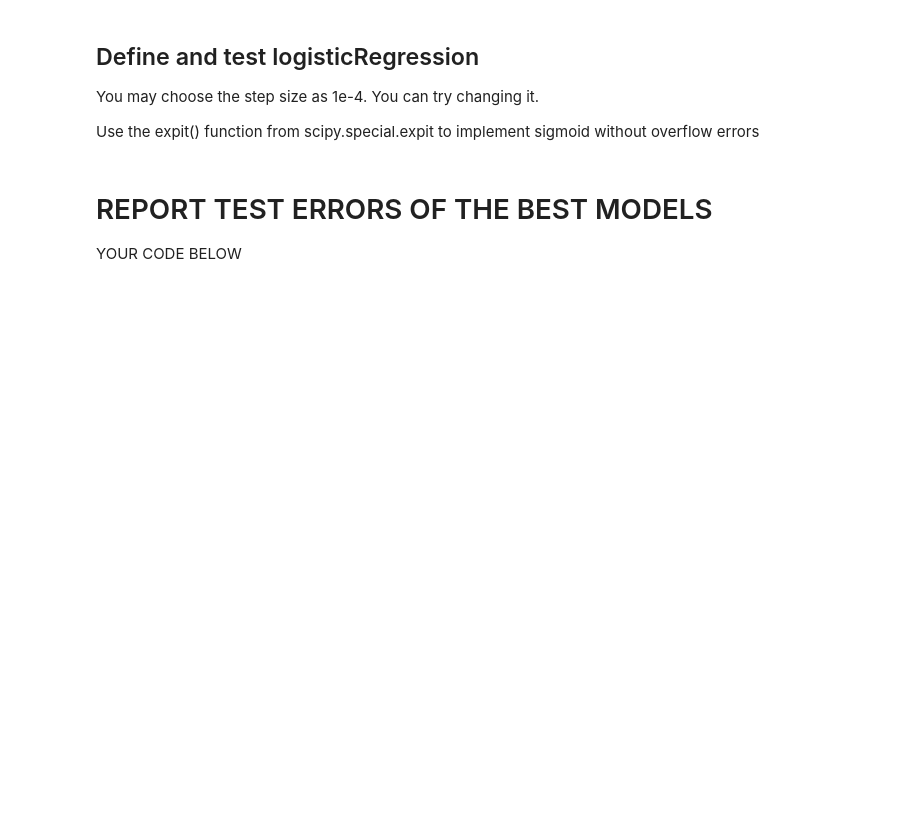
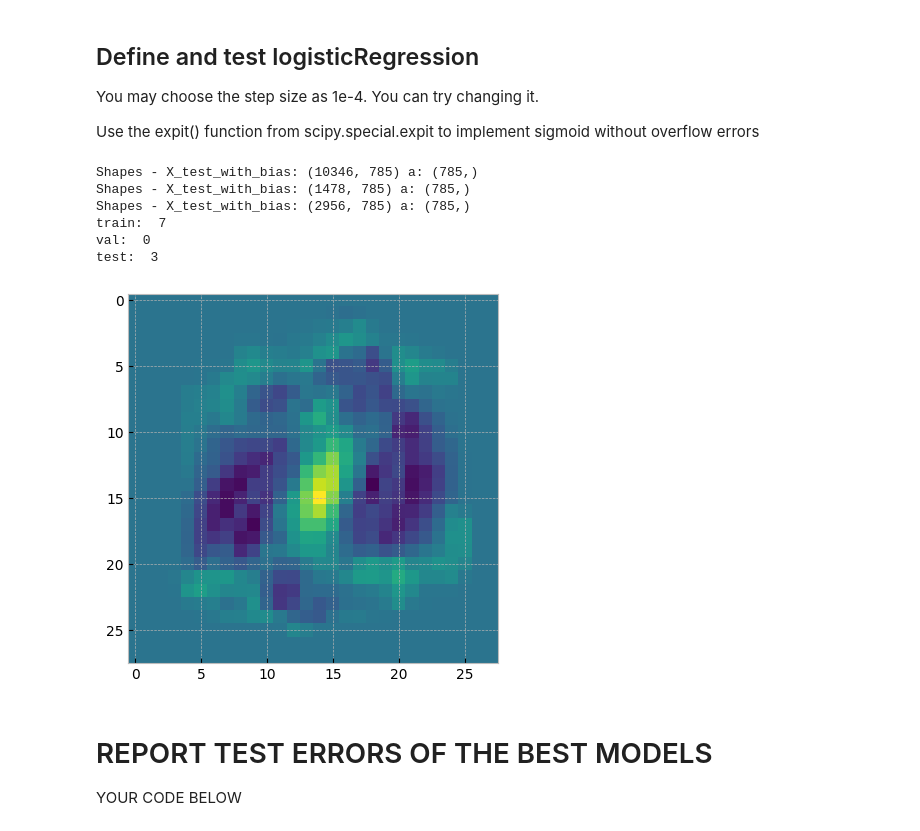
Before and after one commit to JayIke/machine-learning, a Jupyter notebook: MNIST_Classification/Project.ipynb, the cells around one changed output. Cells and saved outputs as stored; diff of their text form; code cells hidden in the pictures; blank space fills up the shorter version.

Commit message:
Linear Regression cmplt, need regularization imp

```diff
--- a/MNIST_Classification/Project.ipynb
+++ b/MNIST_Classification/Project.ipynb
@@ -133,20 +319,47 @@ You may choose the step size as 1e-4. You can try changing it.
 Use the expit() function from scipy.special.expit to implement sigmoid without overflow errors
 # %%
 def logisticRegression(Xtrain,ytrain,iterations=100,step_size=1e-4,verbose=False):
+    LogisticRegression.epochs=iterations
+    LogisticRegression.learning_rate=step_size
+    LogisticRegression.logging=verbose
+    logistic_regression.fit(Xtrain, ytrain)  # type: ignore
+    for epoch in range(iterations):
+        prediction = logistic_regression.sigmoid(Xtrain.dot(logistic_regression.weights) + logistic_regression.bias)
+        difference = prediction - ytrain  # type: ignore
 
-    a = 0.01*np.random.randn(Nfeatures+1,1)
+        d_weights = Xtrain.T.dot(difference) / Nsamples
+        d_bias = difference.sum() / Nsamples
+
+        logistic_regression.weights -= logistic_regression.learning_rate * d_weights
+        logistic_regression.bias -= logistic_regression.learning_rate * d_bias
+        return logistic_regression.weights
+
+
     print("Complete your code")
 
-    return a
+
     #YOUR CODE HERE
 
 #------SIMPLE TESTING ON THE TRAINING DATA ITSELF --------------
 a = logisticRegression(X_train,y_train,iterations=500,verbose=False)
 plt.imshow(np.reshape(a[0:784],(28,28)))
+a = np.append(a,1)
 
 train = testLinearClassifier(a,X_train,y_train)
 val = testLinearClassifier(a,X_val,y_val)
 test = testLinearClassifier(a,X_test,y_test)
+
+print('train: ', train)
+print('val: ', val)
+print('test: ', test)
+# %% [output]
+Shapes - X_test_with_bias: (10346, 785) a: (785,)
+Shapes - X_test_with_bias: (1478, 785) a: (785,)
+Shapes - X_test_with_bias: (2956, 785) a: (785,)
+train:  7
+val:  0
+test:  3
+[figure, added]
 # %%
 def logisticRegressionWithRegularization(Xtrain,ytrain,iterations=100,step_size=1e-4,lam=0,verbose=False):
 
```
Also changed, not shown: parts of 11 cells of this notebook, 1 other file.
